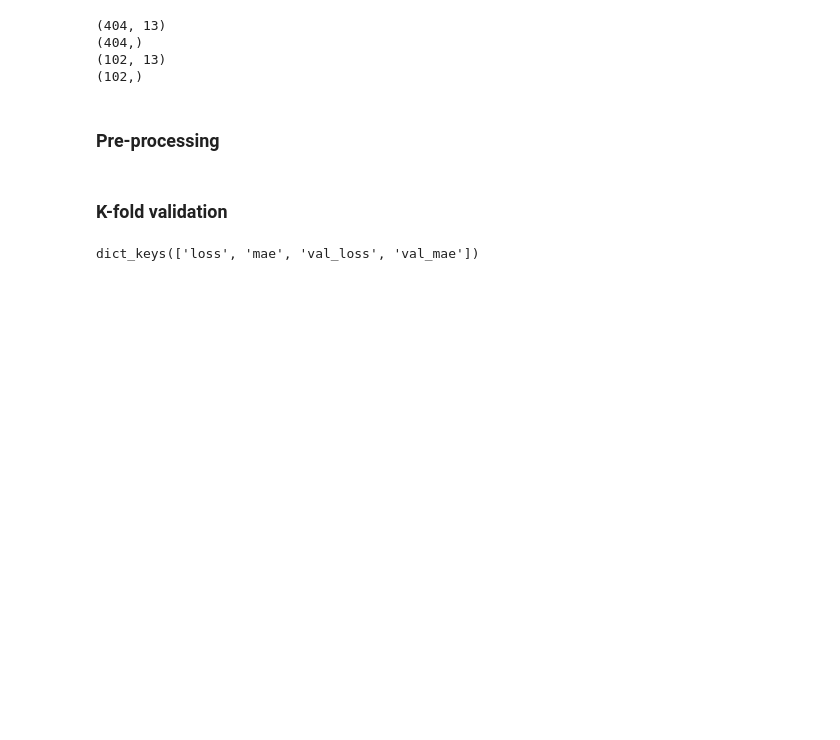
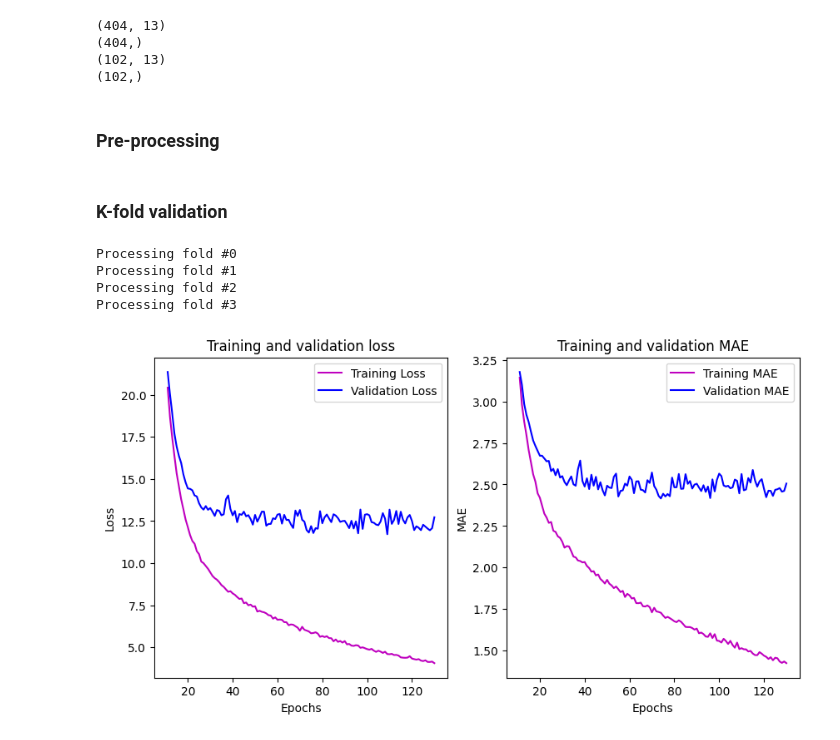
Before and after one commit to baldoinov/text-books, a Jupyter notebook: deep-learning-with-python/01_ch04_deep_learning_w_python.ipynb, the cells around one changed output. Drawn from its saved outputs; the diff is of its cells as text; code cells hidden in the pictures; blank space fills up the shorter version.

```diff
--- a/deep-learning-with-python/01_ch04_deep_learning_w_python.ipynb
+++ b/deep-learning-with-python/01_ch04_deep_learning_w_python.ipynb
@@ -363,19 +363,19 @@ print(test_targets.shape)
 ### Pre-processing
 # %%
 def regression_pre_processing(X):
+
     X = (X - np.mean(X, axis=0)) / np.std(X, axis=0)
 
-mean = np.mean(train_data, axis=0)
-std = np.std(train_data, axis=0)
-
-train_data = (train_data - mean) / std
-test_data = (test_data - mean) / std
+    return X
 
 
-test_data = (test_data - np.mean(test_data, axis=0)) / np.std(test_data, axis=0)
+train_data = regression_pre_processing(train_data)
+test_data = regression_pre_processing(test_data)
 
-
-test_data = (train_data - np.mean(train_data, axis=0)) / np.std(train_data, axis=0)
+# mean = np.mean(train_data, axis=0)
+# std = np.std(train_data, axis=0)
+# test_data = (test_data - np.mean(test_data, axis=0)) / np.std(test_data, axis=0)
+# test_data = (train_data - np.mean(train_data, axis=0)) / np.std(train_data, axis=0)
 
 # Chollet usou train_data pra fazer o pre-processamento da test_data
 # O raciocíno é: não há diferença significantemente estatística entre os valores,
@@ -401,6 +401,8 @@ kfolds = KFold(n_splits=4, shuffle=True).split(train_data, train_targets)
 histories = []
 
 for fold, (train, test) in enumerate(kfolds):
+
+    print(f"Processing fold #{fold}")
 
     model = build_model()
 
@@ -414,7 +416,36 @@ for fold, (train, test) in enumerate(kfolds):
     )
 
     histories.append(history)
+# %% [output]
+Processing fold #0
+Processing fold #1
+Processing fold #2
+Processing fold #3
-# %%
-history.history.keys()
-# %% [output]
-dict_keys(['loss', 'mae', 'val_loss', 'val_mae'])
+# %%
+mean_training_loss = np.mean([h.history["loss"] for h in histories], axis=0)
+mean_training_mae = np.mean([h.history["mae"] for h in histories], axis=0)
+
+mean_validation_loss = np.mean([h.history["val_loss"] for h in histories], axis=0)
+mean_validation_mae = np.mean([h.history["val_mae"] for h in histories], axis=0)
+
+epochs = range(1, len(history.epoch) + 1)
+# %%
+fig, axes = plt.subplots(1, 2, figsize=(10, 5))
+
+axes[0].plot(epochs[10:], mean_training_loss[10:], "m", label="Training Loss")
+axes[0].plot(epochs[10:], mean_validation_loss[10:], "b", label="Validation Loss")
+axes[0].set_title("Training and validation loss")
+axes[0].set_xlabel("Epochs")
+axes[0].set_ylabel("Loss")
+axes[0].legend()
+
+axes[1].plot(epochs[10:], mean_training_mae[10:], "m", label="Training MAE")
+axes[1].plot(epochs[10:], mean_validation_mae[10:], "b", label="Validation MAE")
+axes[1].set_title("Training and validation MAE")
+axes[1].set_xlabel("Epochs")
+axes[1].set_ylabel("MAE")
+axes[1].legend()
+
+plt.show()
+# %% [output]
+[figure, added]
```
Also changed, not shown: parts of 2 cells of this notebook, 6 other files.
